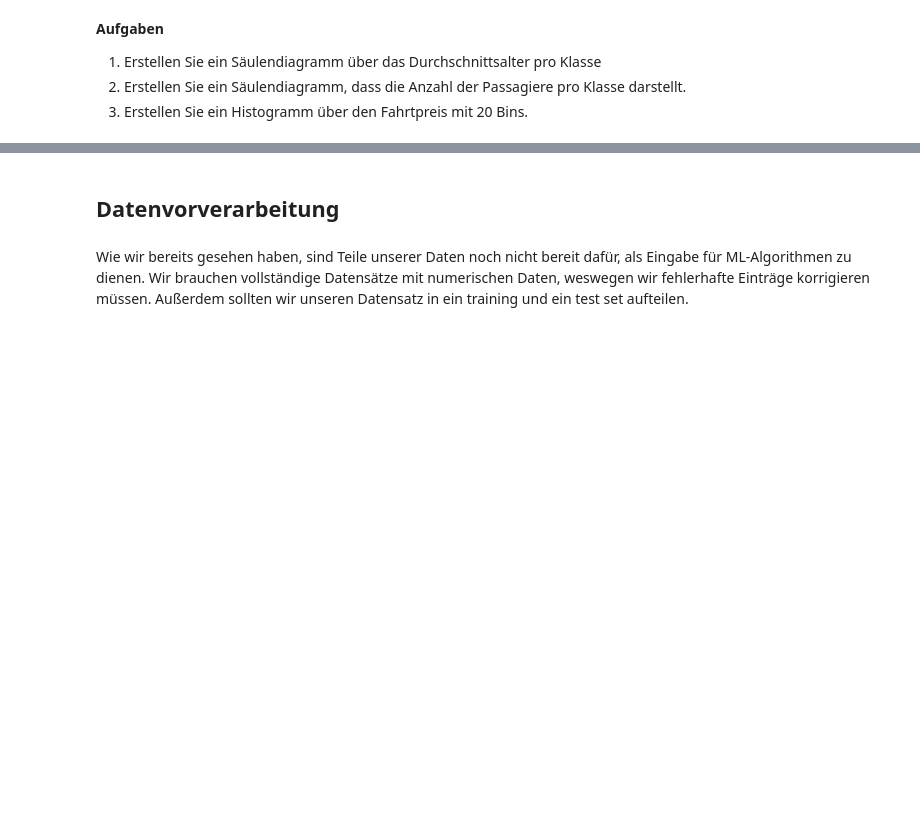
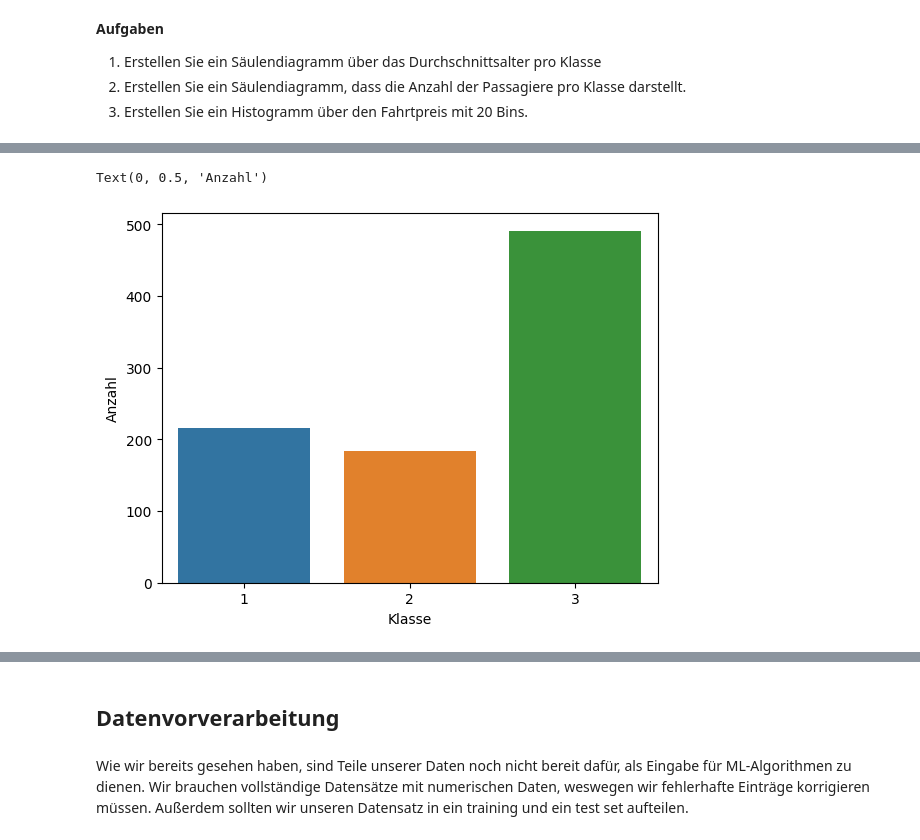
Before and after one commit to romanziske/data-science-course, a Jupyter notebook: supervised-learning/EDS_supervised_ML_Tutorial.ipynb, the cells around one changed output, grey strips where cells are left out. Drawn from its saved outputs; the diff is of its cells as text; code cells hidden in the pictures; blank space fills up the shorter version.

```diff
--- a/supervised-learning/EDS_supervised_ML_Tutorial.ipynb
+++ b/supervised-learning/EDS_supervised_ML_Tutorial.ipynb
@@ -107,0 +210,6 @@ plt.ylabel("Fahrtpreis")
+# %%
+sns.countplot(data=df, x='Pclass').set_xlabel('Klasse')
+plt.ylabel("Anzahl")
+# %% [output]
+Text(0, 0.5, 'Anzahl')
+[figure, added]
```
Also changed, not shown: parts of 36 cells of this notebook.
